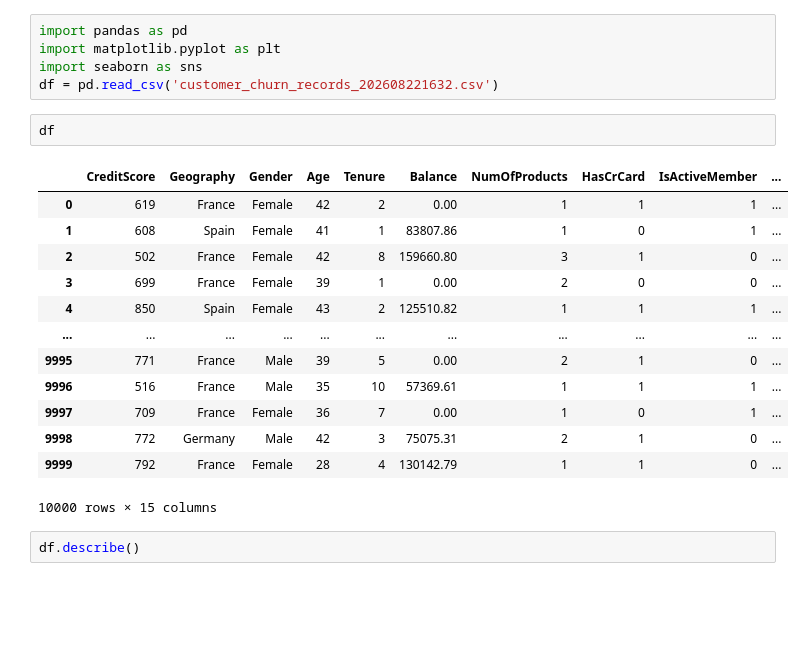
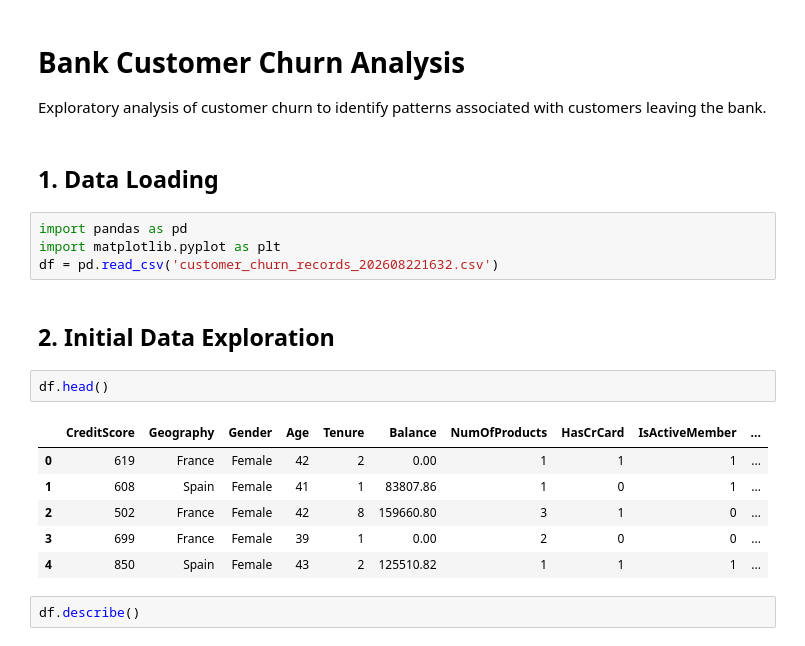
Before and after one commit to GITZenK/bank-customer-churn-analysis, a Jupyter notebook: customer_churn_analysis.ipynb, the cells around one changed output. Cells and saved outputs as stored; diff of their text form; blank space fills up the shorter version.

```diff
--- a/customer_churn_analysis.ipynb
+++ b/customer_churn_analysis.ipynb
@@ -1,24 +1,24 @@
+# %% [markdown]
+# Bank Customer Churn Analysis
+
+Exploratory analysis of customer churn to identify patterns associated with customers leaving the bank.
+# %% [markdown]
+## 1. Data Loading
 # %%
 import pandas as pd
 import matplotlib.pyplot as plt
-import seaborn as sns
 df = pd.read_csv('customer_churn_records_202608221632.csv')
+# %% [markdown]
+## 2. Initial Data Exploration
 # %%
-df
+df.head()
 # %% [output]
 |  | CreditScore | Geography | Gender | Age | Tenure | Balance | NumOfProducts | HasCrCard | IsActiveMember | ... |
 | 0 | 619 | France | Female | 42 | 2 | 0.00 | 1 | 1 | 1 | ... |
 | 1 | 608 | Spain | Female | 41 | 1 | 83807.86 | 1 | 0 | 1 | ... |
 | 2 | 502 | France | Female | 42 | 8 | 159660.80 | 3 | 1 | 0 | ... |
 | 3 | 699 | France | Female | 39 | 1 | 0.00 | 2 | 0 | 0 | ... |
 | 4 | 850 | Spain | Female | 43 | 2 | 125510.82 | 1 | 1 | 1 | ... |
-| ... | ... | ... | ... | ... | ... | ... | ... | ... | ... | ... |
-| 9995 | 771 | France | Male | 39 | 5 | 0.00 | 2 | 1 | 0 | ... |
-| 9996 | 516 | France | Male | 35 | 10 | 57369.61 | 1 | 1 | 1 | ... |
-| 9997 | 709 | France | Female | 36 | 7 | 0.00 | 1 | 0 | 1 | ... |
-| 9998 | 772 | Germany | Male | 42 | 3 | 75075.31 | 2 | 1 | 0 | ... |
-| 9999 | 792 | France | Female | 28 | 4 | 130142.79 | 1 | 1 | 0 | ... |
-10000 rows × 15 columns
 # %%
 df.describe()
 # %% [output]
```
Also changed, not shown: parts of 43 cells of this notebook.
